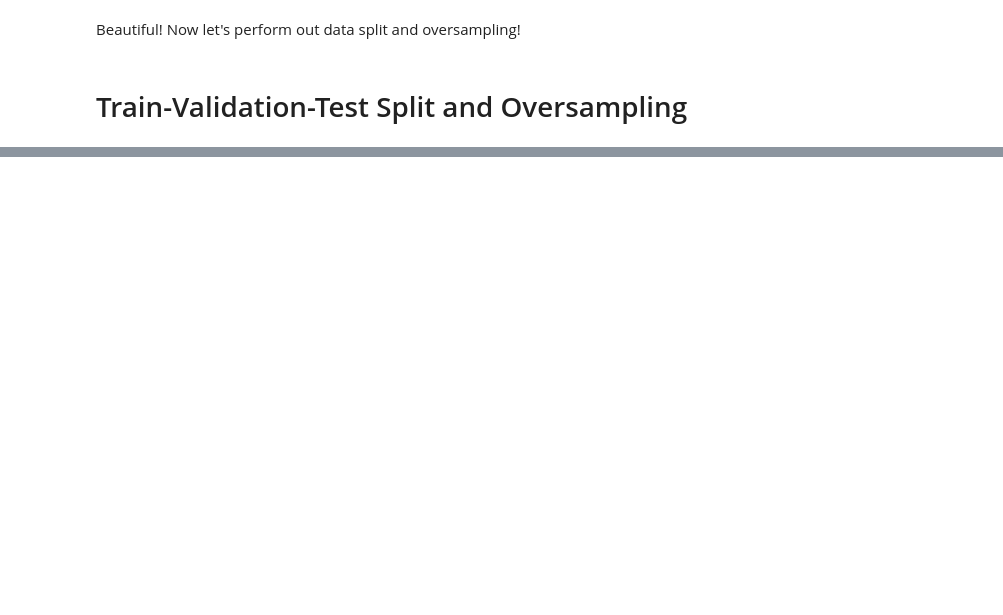
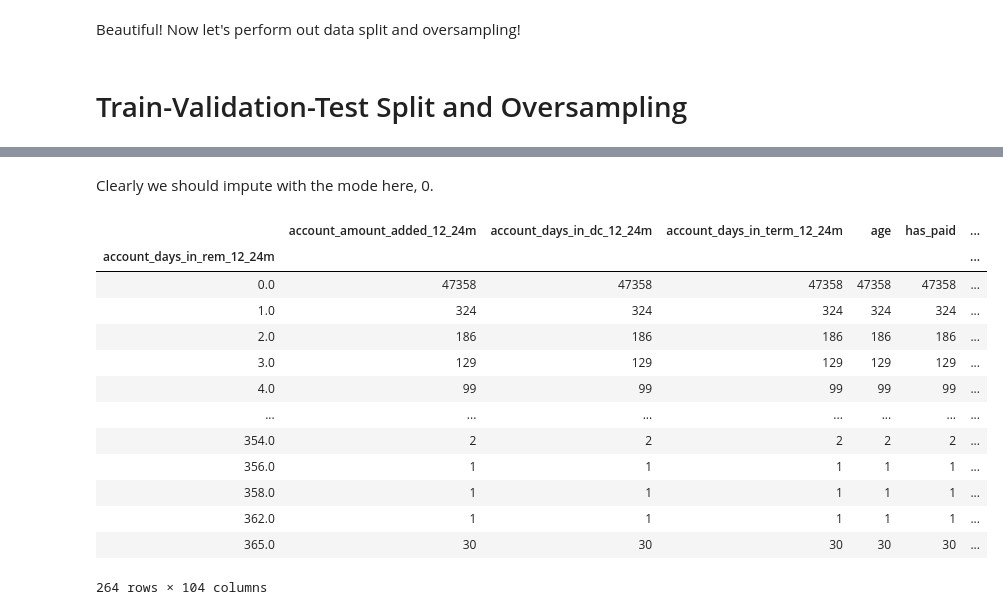
Before and after one commit to trentwoodbury/predicting_account_default, a Jupyter notebook: data_formating_and_modeling.ipynb, the cells around one changed output, grey strips where cells are left out. Cells and saved outputs as stored; diff of their text form; code cells hidden in the pictures; blank space fills up the shorter version.

```diff
--- a/data_formating_and_modeling.ipynb
+++ b/data_formating_and_modeling.ipynb
@@ -96,12 +100,13 @@ null_cleaned_dataset.head()
 # %% [markdown]
 ### 2. Dummify Categorical Features
 # %%
+# I've Commented out columns that were removed with the null filter
 categorical_features = [
-    'account_status',
-    'account_worst_status_0_3m',
-    'account_worst_status_12_24m',
-    'account_worst_status_3_6m',
-    'account_worst_status_6_12m',
+#     'account_status',
+#     'account_worst_status_0_3m',
+#     'account_worst_status_12_24m',
+#     'account_worst_status_3_6m',
+#     'account_worst_status_6_12m',
     'merchant_category',
     'merchant_group',
     'name_in_email',
@@ -111,7 +116,7 @@ categorical_features = [
     'status_max_archived_0_6_months',
     'status_max_archived_0_12_months',
     'status_max_archived_0_24_months',
-    'worst_status_active_inv'
+#     'worst_status_active_inv'
 ]
 other_features = [val for val in null_cleaned_dataset.columns if val not in categorical_features]
 # %%
@@ -168,0 +225,23 @@ holdout_set = dataset
+# %% [markdown]
+Clearly we should impute with the mode here, 0.
+# %%
+(X_train
+    .loc[~np.isnan(X_train.account_days_in_rem_12_24m),:]
+    .groupby('account_days_in_rem_12_24m')
+    .count()
+)
+# %% [output]
+|  | account_amount_added_12_24m | account_days_in_dc_12_24m | account_days_in_term_12_24m | age | has_paid | ... |
+| account_days_in_rem_12_24m |  |  |  |  |  | ... |
+| 0.0 | 47358 | 47358 | 47358 | 47358 | 47358 | ... |
+| 1.0 | 324 | 324 | 324 | 324 | 324 | ... |
+| 2.0 | 186 | 186 | 186 | 186 | 186 | ... |
+| 3.0 | 129 | 129 | 129 | 129 | 129 | ... |
+| 4.0 | 99 | 99 | 99 | 99 | 99 | ... |
+| ... | ... | ... | ... | ... | ... | ... |
+| 354.0 | 2 | 2 | 2 | 2 | 2 | ... |
+| 356.0 | 1 | 1 | 1 | 1 | 1 | ... |
+| 358.0 | 1 | 1 | 1 | 1 | 1 | ... |
+| 362.0 | 1 | 1 | 1 | 1 | 1 | ... |
+| 365.0 | 30 | 30 | 30 | 30 | 30 | ... |
+264 rows × 104 columns
```
Also changed, not shown: parts of 31 cells of this notebook, 1 other file.
